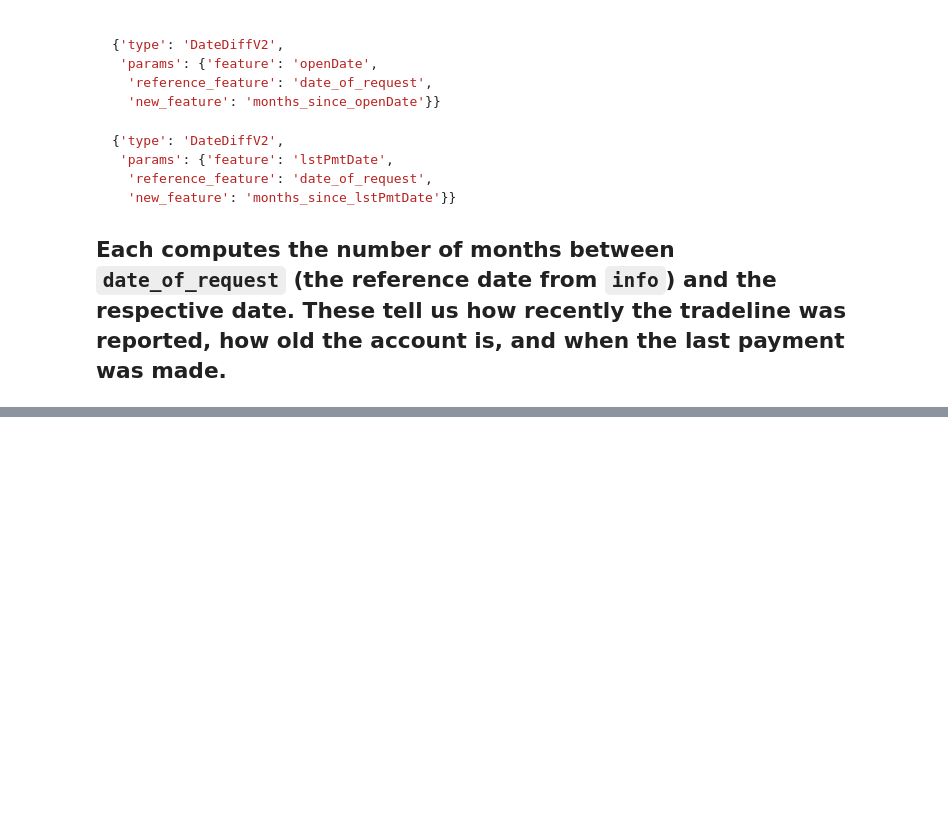
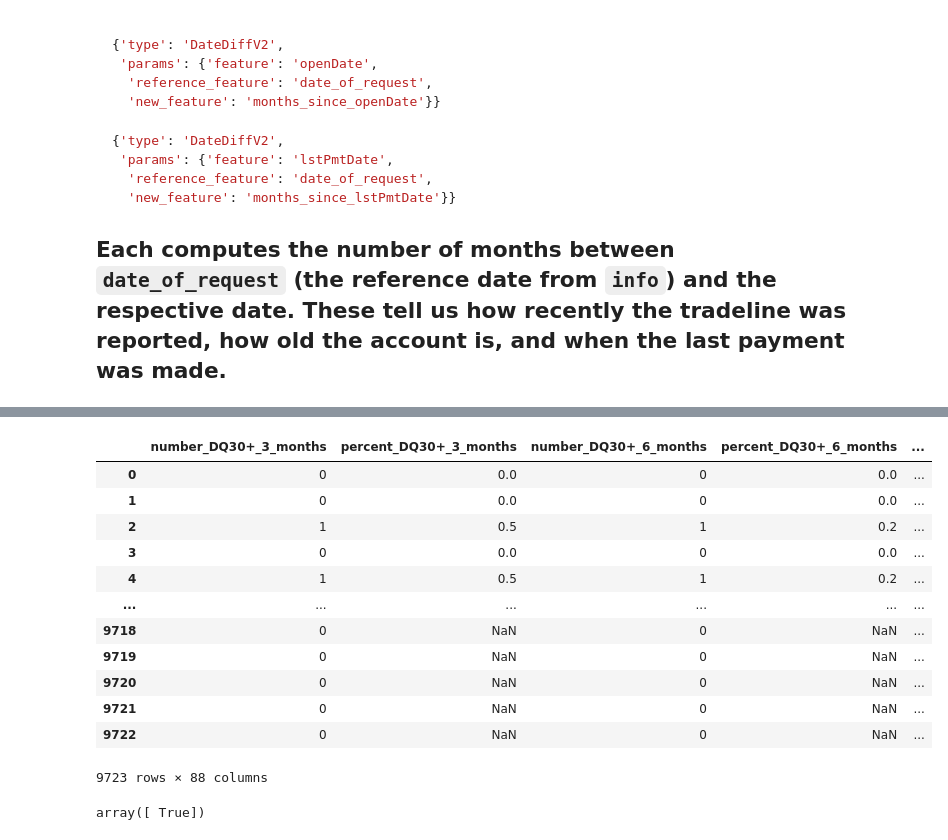
Before and after one commit to jagzest/GYHD_Modeling, a Jupyter notebook: tradeline_walkthrough.ipynb, the cells around one changed output, grey strips where cells are left out. Drawn from its saved outputs; the diff is of its cells as text; code cells hidden in the pictures; blank space fills up the shorter version.

```diff
--- a/tradeline_walkthrough.ipynb
+++ b/tradeline_walkthrough.ipynb
@@ -766,0 +1396,2 @@ def _combine_payment_patterns(self, data):
+# %%
+rate = asset_trade_normalizer['preprocess'][3]['params']['payment_patterns']['rate']
@@ -766,0 +1524,15 @@ def _combine_payment_patterns(self, data):
+# %%
+## just run for paid as agreed first
+import warnings
+col = new_ppt.astype("string").to_numpy(dtype="str")
+df_dict = {}
+for this_rate, values in rate.items():
+    # build a (len(values) × len(col)) matrix of character positions
+    positions = np.char.find(col[None, :], np.array(values, dtype="str")[:, None]).astype(float)
+    positions[positions == -1] = np.nan ## we replace with nana
+            # take the earliest position for each value
+    with warnings.catch_warnings():
+        warnings.filterwarnings("ignore")
+        earliest_pos = np.nanmin(positions, axis=0)
+    data_for_payment_columns[f"months_since_most_recent_{this_rate}"] = earliest_pos
+    df_dict[this_rate] = {'positions': positions, 'earliest_pos': earliest_pos, 'values': values}
@@ -766,0 +1631,2 @@ def _combine_payment_patterns(self, data):
+# %%
+df_ours = data_for_payment_columns[payment_features]
@@ -767,2 +1657,22 @@ def _combine_payment_patterns(self, data):
+# %%
+df_ours
+# %% [output]
+|  | number_DQ30+_3_months | percent_DQ30+_3_months | number_DQ30+_6_months | percent_DQ30+_6_months | ... |
+| 0 | 0 | 0.0 | 0 | 0.0 | ... |
+| 1 | 0 | 0.0 | 0 | 0.0 | ... |
+| 2 | 1 | 0.5 | 1 | 0.2 | ... |
+| 3 | 0 | 0.0 | 0 | 0.0 | ... |
+| 4 | 1 | 0.5 | 1 | 0.2 | ... |
+| ... | ... | ... | ... | ... | ... |
+| 9718 | 0 | NaN | 0 | NaN | ... |
+| 9719 | 0 | NaN | 0 | NaN | ... |
+| 9720 | 0 | NaN | 0 | NaN | ... |
+| 9721 | 0 | NaN | 0 | NaN | ... |
+| 9722 | 0 | NaN | 0 | NaN | ... |
+9723 rows × 88 columns
+# %%
+np.unique((df_test == df_ours) | (df_test.isna() & df_ours.isna()))
+# %% [output]
+array([ True])
 # %% [markdown]
 
```
Also changed, not shown: parts of 217 cells of this notebook.
